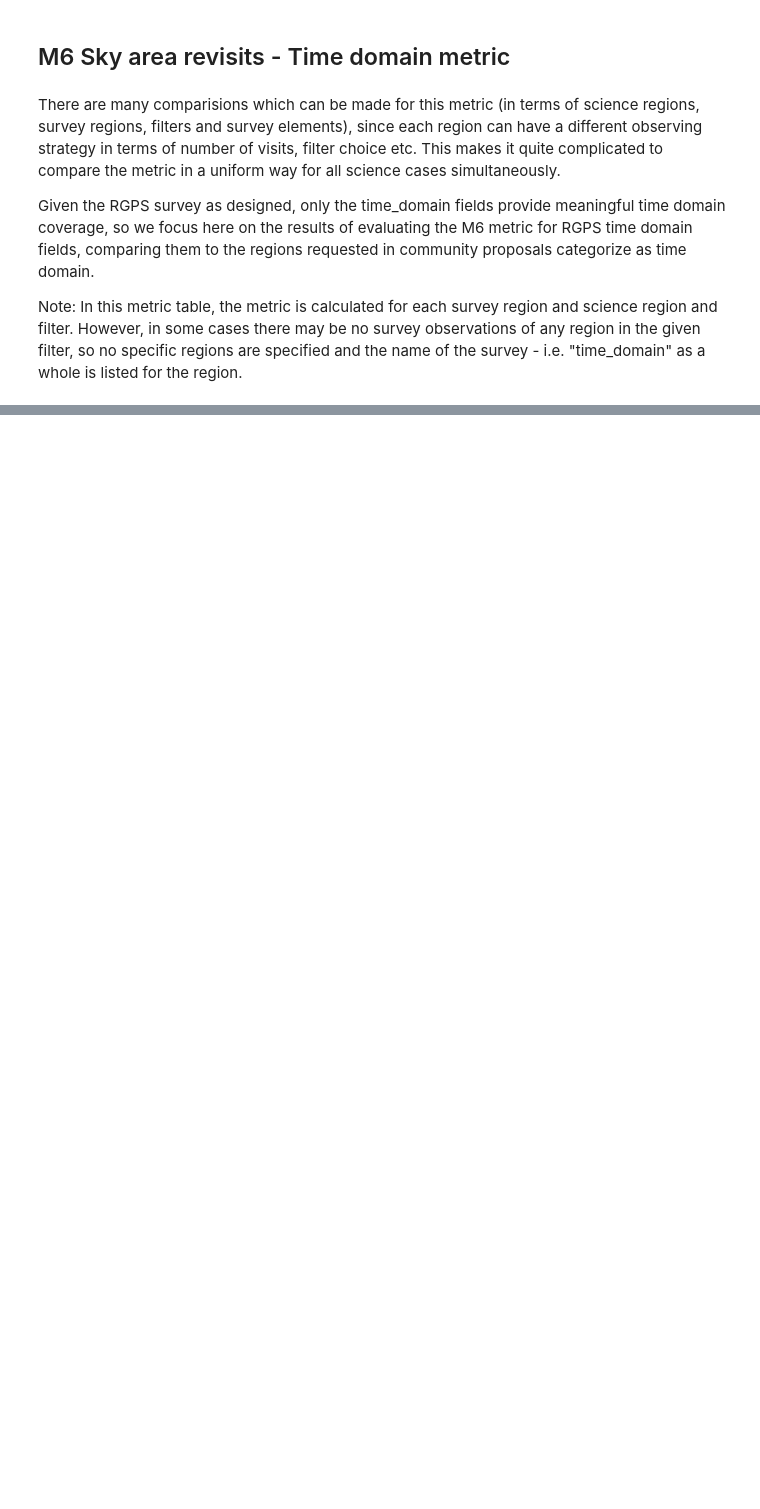
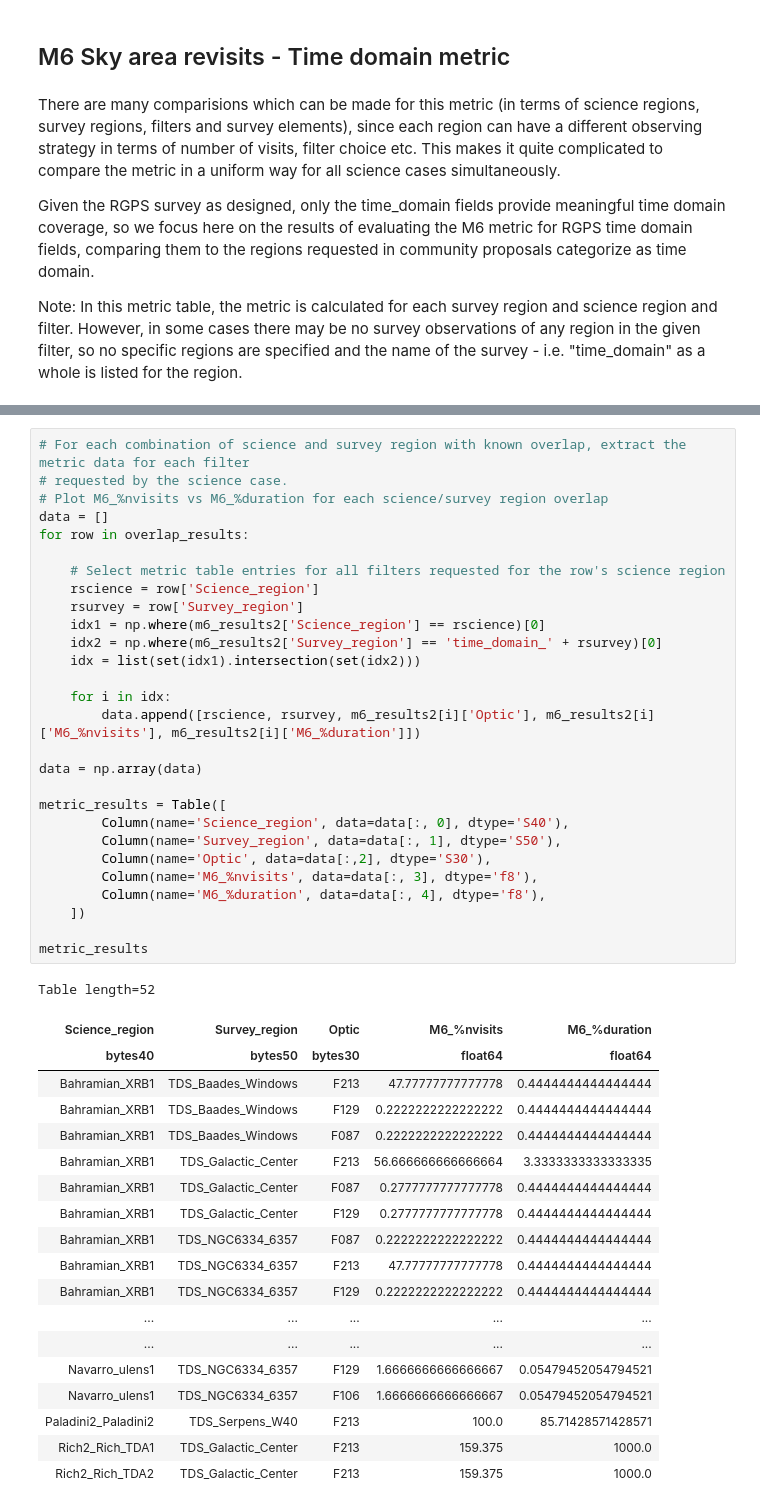
Before and after one commit to rachel3834/rgps, a Jupyter notebook: notebooks/M6_metric_analysis.ipynb, the cells around one changed output, grey strips where cells are left out. Cells and saved outputs as stored; diff of their text form; blank space fills up the shorter version.

```diff
--- a/notebooks/M6_metric_analysis.ipynb
+++ b/notebooks/M6_metric_analysis.ipynb
@@ -229,0 +202,48 @@ for case in science_case_set:
+# %%
+# For each combination of science and survey region with known overlap, extract the metric data for each filter
+# requested by the science case.
+# Plot M6_%nvisits vs M6_%duration for each science/survey region overlap
+data = []
+for row in overlap_results:
+
+    # Select metric table entries for all filters requested for the row's science region
+    rscience = row['Science_region']
+    rsurvey = row['Survey_region']
+    idx1 = np.where(m6_results2['Science_region'] == rscience)[0]
+    idx2 = np.where(m6_results2['Survey_region'] == 'time_domain_' + rsurvey)[0]
+    idx = list(set(idx1).intersection(set(idx2)))
+
+    for i in idx:
+        data.append([rscience, rsurvey, m6_results2[i]['Optic'], m6_results2[i]['M6_%nvisits'], m6_results2[i]['M6_%duration']])
+
+data = np.array(data)
+
+metric_results = Table([
+        Column(name='Science_region', data=data[:, 0], dtype='S40'),
+        Column(name='Survey_region', data=data[:, 1], dtype='S50'),
+        Column(name='Optic', data=data[:,2], dtype='S30'),
+        Column(name='M6_%nvisits', data=data[:, 3], dtype='f8'),
+        Column(name='M6_%duration', data=data[:, 4], dtype='f8'),
+    ])
+
+metric_results
+# %% [output]
+Table length=52
+| Science_region | Survey_region | Optic | M6_%nvisits | M6_%duration |
+| bytes40 | bytes50 | bytes30 | float64 | float64 |
+| Bahramian_XRB1 | TDS_Baades_Windows | F213 | 47.77777777777778 | 0.4444444444444444 |
+| Bahramian_XRB1 | TDS_Baades_Windows | F129 | 0.2222222222222222 | 0.4444444444444444 |
+| Bahramian_XRB1 | TDS_Baades_Windows | F087 | 0.2222222222222222 | 0.4444444444444444 |
+| Bahramian_XRB1 | TDS_Galactic_Center | F213 | 56.666666666666664 | 3.3333333333333335 |
+| Bahramian_XRB1 | TDS_Galactic_Center | F087 | 0.2777777777777778 | 0.4444444444444444 |
+| Bahramian_XRB1 | TDS_Galactic_Center | F129 | 0.2777777777777778 | 0.4444444444444444 |
+| Bahramian_XRB1 | TDS_NGC6334_6357 | F087 | 0.2222222222222222 | 0.4444444444444444 |
+| Bahramian_XRB1 | TDS_NGC6334_6357 | F213 | 47.77777777777778 | 0.4444444444444444 |
+| Bahramian_XRB1 | TDS_NGC6334_6357 | F129 | 0.2222222222222222 | 0.4444444444444444 |
+| ... | ... | ... | ... | ... |
+| ... | ... | ... | ... | ... |
+| Navarro_ulens1 | TDS_NGC6334_6357 | F129 | 1.6666666666666667 | 0.05479452054794521 |
+| Navarro_ulens1 | TDS_NGC6334_6357 | F106 | 1.6666666666666667 | 0.05479452054794521 |
+| Paladini2_Paladini2 | TDS_Serpens_W40 | F213 | 100.0 | 85.71428571428571 |
+| Rich2_Rich_TDA1 | TDS_Galactic_Center | F213 | 159.375 | 1000.0 |
+| Rich2_Rich_TDA2 | TDS_Galactic_Center | F213 | 159.375 | 1000.0 |
```
Also changed, not shown: parts of 14 cells of this notebook, 3 other files.
